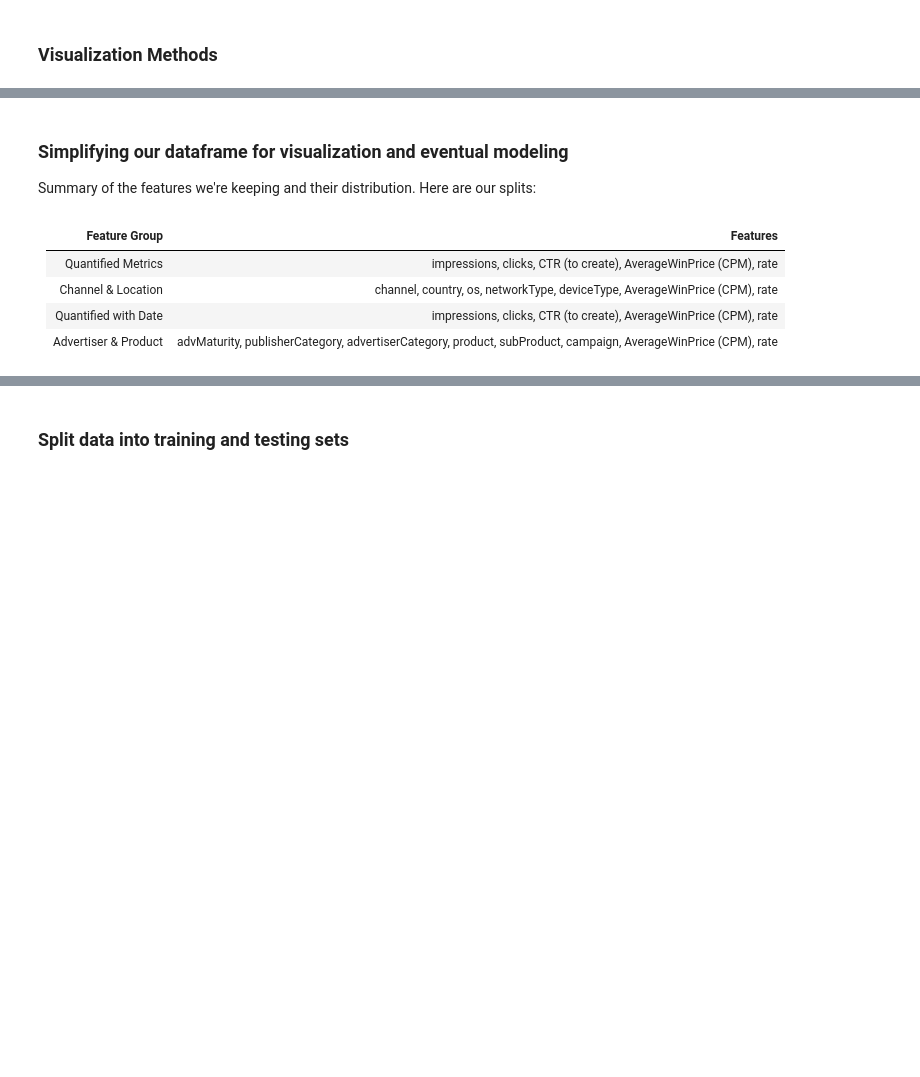
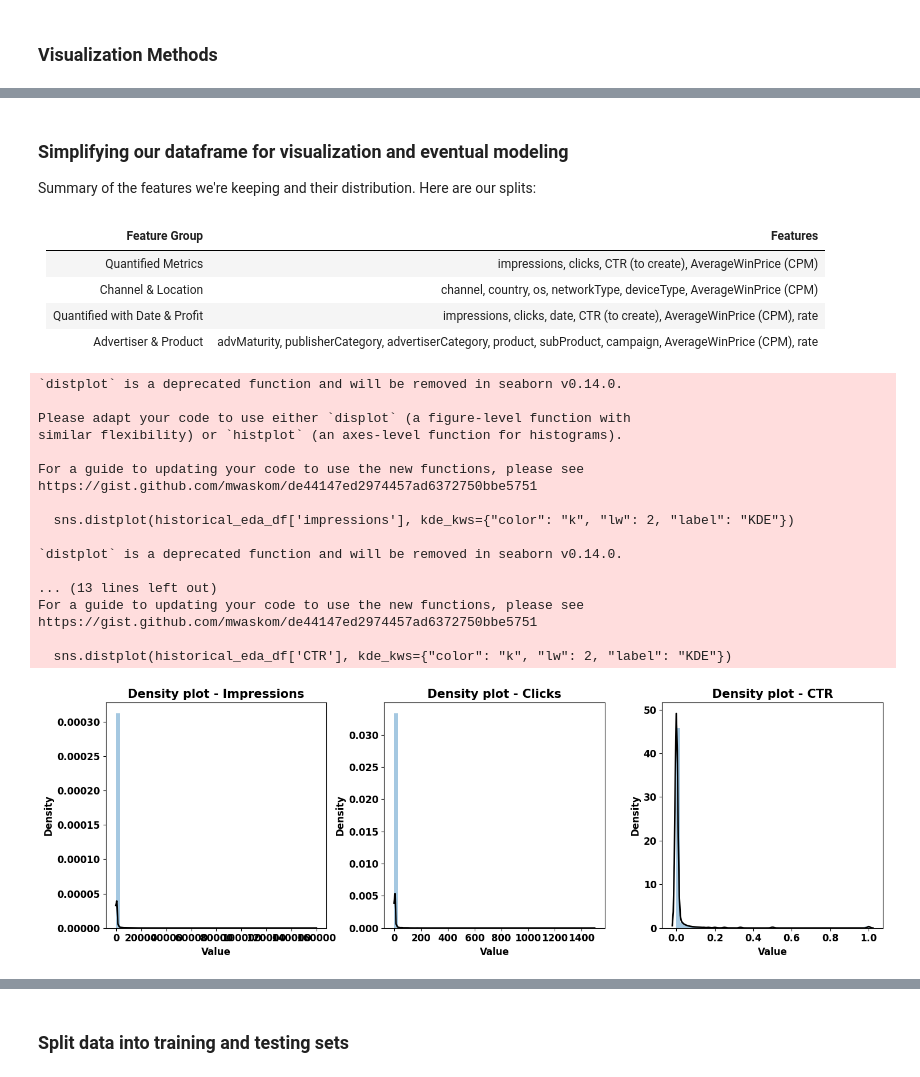
Before and after one commit to ROCstudios/ad-bidding-challenge, a Jupyter notebook: bid_strategy.ipynb, the cells around one changed output, grey strips where cells are left out. Saved outputs shown, nothing was run; the diff lists cells and outputs as text; code cells hidden in the pictures; blank space fills up the shorter version.

Commit message:
outliers and correlation visualization

```diff
--- a/bid_strategy.ipynb
+++ b/bid_strategy.ipynb
@@ -242,7 +213,59 @@ Summary of the features we're keeping and their distribution.  Here are our spli
 #
 | Feature Group | Features |
 |--------------|----------|
-| Quantified Metrics  | impressions, clicks, CTR (to create), AverageWinPrice (CPM), rate |
-| Channel & Location    | channel, country, os, networkType, deviceType, AverageWinPrice (CPM), rate |
-| Quantified with Date         | impressions, clicks, CTR (to create), AverageWinPrice (CPM), rate |
+| Quantified Metrics  | impressions, clicks, CTR (to create), AverageWinPrice (CPM) |
+| Channel & Location    | channel, country, os, networkType, deviceType, AverageWinPrice (CPM) |
+| Quantified with Date & Profit        | impressions, clicks, date, CTR (to create), AverageWinPrice (CPM), rate |
 | Advertiser & Product      | advMaturity, publisherCategory, advertiserCategory, product, subProduct, campaign, AverageWinPrice (CPM), rate |
+# %%
+# Density plot of Number of Clicks
+plt.figure(figsize=(15, 5))
+
+# Density plot of Impressions
+plt.subplot(1,3,1)
+sns.distplot(historical_eda_df['impressions'], kde_kws={"color": "k", "lw": 2, "label": "KDE"})
+plt.xticks(fontsize=12, fontweight='bold')
+plt.xlabel("Value", fontsize=12, fontweight='bold')
+plt.yticks(fontsize=12, fontweight='bold')
+plt.ylabel("Density", fontsize=12, fontweight='bold')
+plt.title("Density plot - Impressions", fontsize=15, fontweight='bold')
+
+# Density plot of Clicks
+plt.subplot(1,3,2)
+sns.distplot(historical_eda_df['clicks'], kde_kws={"color": "k", "lw": 2, "label": "KDE"})
+plt.xticks(fontsize=12, fontweight='bold')
+plt.xlabel("Value", fontsize=12, fontweight='bold')
+plt.yticks(fontsize=12, fontweight='bold')
+plt.ylabel("Density", fontsize=12, fontweight='bold')
+plt.title("Density plot - Clicks", fontsize=15, fontweight='bold')
+
+# Density plot of CTR
+plt.subplot(1,3,3)
+sns.distplot(historical_eda_df['CTR'], kde_kws={"color": "k", "lw": 2, "label": "KDE"})
+plt.xticks(fontsize=12, fontweight='bold')
+plt.xlabel("Value", fontsize=12, fontweight='bold')
+plt.yticks(fontsize=12, fontweight='bold')
+plt.ylabel("Density", fontsize=12, fontweight='bold')
+plt.title("Density plot - CTR", fontsize=15, fontweight='bold')
+
+plt.tight_layout()
+plt.show()
+# %% [output]
+`distplot` is a deprecated function and will be removed in seaborn v0.14.0.
+
+Please adapt your code to use either `displot` (a figure-level function with
+similar flexibility) or `histplot` (an axes-level function for histograms).
+
+For a guide to updating your code to use the new functions, please see
+https://gist.github.com/mwaskom/de44147ed2974457ad6372750bbe5751
+
+  sns.distplot(historical_eda_df['impressions'], kde_kws={"color": "k", "lw": 2, "label": "KDE"})
+
+`distplot` is a deprecated function and will be removed in seaborn v0.14.0.
+
+... (13 lines left out)
+For a guide to updating your code to use the new functions, please see
+https://gist.github.com/mwaskom/de44147ed2974457ad6372750bbe5751
+
+  sns.distplot(historical_eda_df['CTR'], kde_kws={"color": "k", "lw": 2, "label": "KDE"})
+[figure, added]
```
Also changed, not shown: parts of 14 cells of this notebook, 2 other files.
